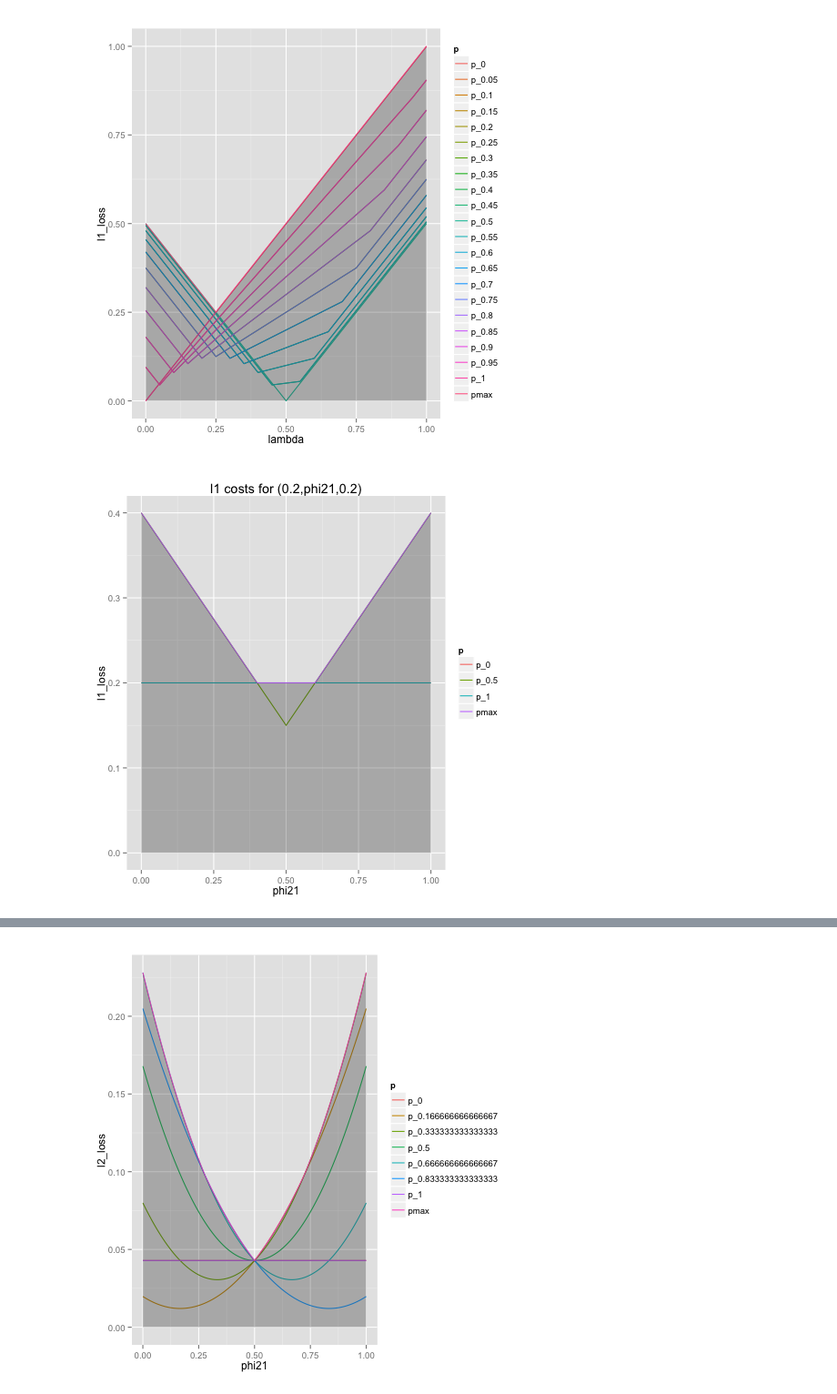
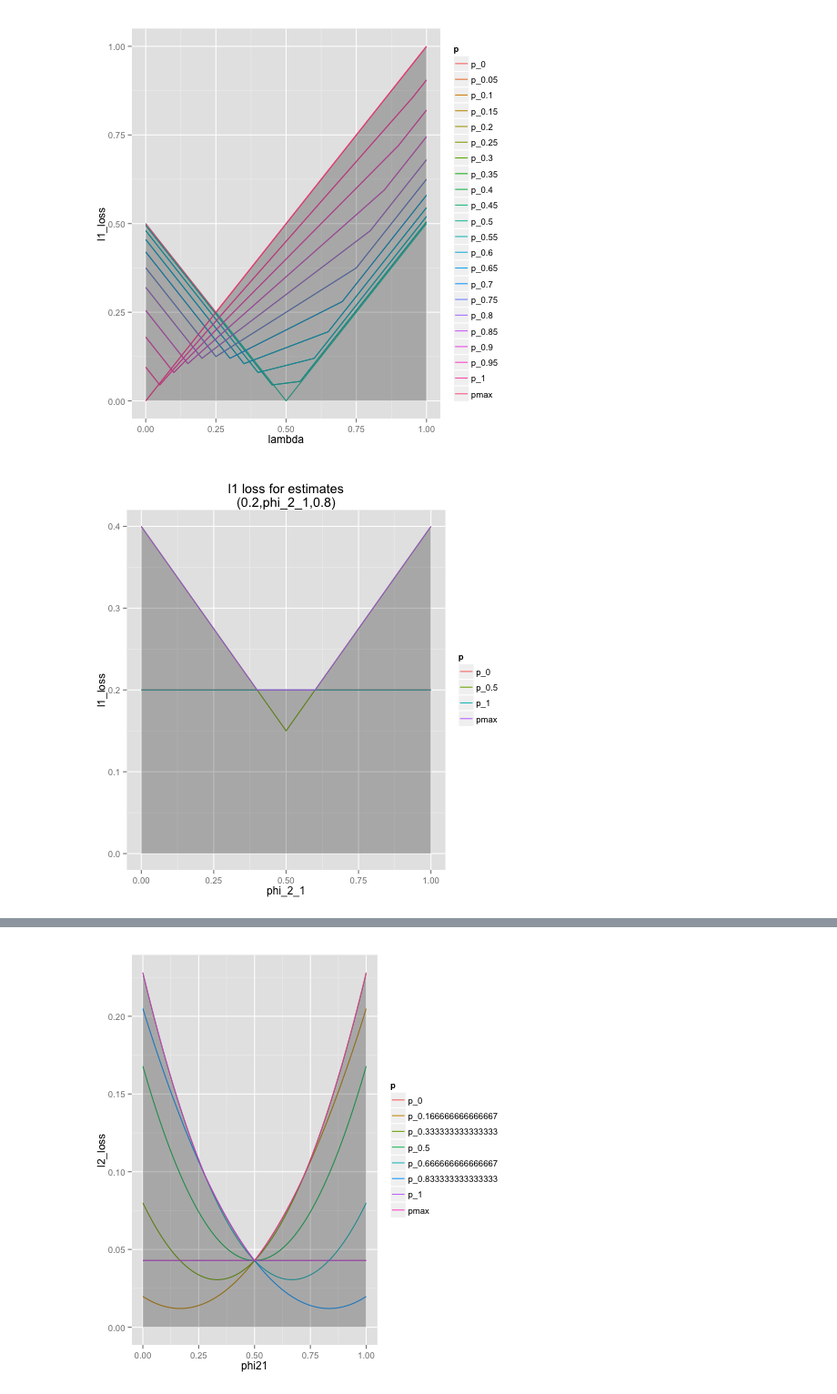
Before and after one commit to WinVector/Examples, a Jupyter notebook: freq/python/freqMin.ipynb, the cells around one changed output, grey strips where cells are left out. Shown at 91% size. Cells and saved outputs as stored; diff of their text form; code cells hidden in the pictures.

Commit message:
unify graphing

```diff
--- a/freq/python/freqMin.ipynb
+++ b/freq/python/freqMin.ipynb
@@ -525,23 +471,44 @@ ggplot() +
 [figure]
 # %%
 %%R
-library(ggplot2)
-library(reshape2)
-# l1 notice flat region
-# l1 problem - adding error same no matter who gets it
-d <- data.frame(phi21=seq(0,1,0.1))
-pseq <- c(0,0.5,1)
-proposedSoln <- c(0.2, 0.5, 0.8)
-l1ErrP <- function(phi21,p) { (1-p)^2*abs(p-proposedSoln[1]) + 2*p*(1-p)*abs(phi21-p)  + p^2*abs(p-proposedSoln[3]) }
-l1ErrM <- function(phi21) { max(sapply(pseq,function(p) l1ErrP(phi21,p))) }
-lossM <- sapply(pseq,function(p) { l1ErrP(d$phi21,p)})
-colnames(lossM) <- paste('p',pseq,sep='_')
-d <- cbind(d,lossM)
-d$pmax <- sapply(d$phi21,l1ErrM)
-dplot <- melt(d,id.vars=c('phi21'),variable.name='p',value.name='l1_loss')
-ggplot() +
-   geom_line(data=dplot,aes(x=phi21,y=l1_loss,color=p)) +
-   geom_ribbon(data=subset(dplot,p=='pmax'),aes(x=phi21,ymin=0,ymax=l1_loss),alpha=0.3) +
-  ggtitle(paste('l1 costs for (',proposedSoln[1],',phi21,',proposedSoln[1],')',sep=''))
+plotL1Shapes <- function(phis,phiXH,pseq=seq(0,1,1/6),onlyActive=FALSE) {
+   d <- data.frame(phiX=seq(0,1,0.01))
+   k = length(phis)-1
+   combs = sapply(0:k,function(h) choose(k,h))
+   phiXname = paste('phi',k,phiXH,sep='_')
+   l1ErrP <- function(phiX,p) {
+       loss <- 0.0
+       for(h in 0:k) {
+           if(h!=phiXH) {
+              loss = loss + combs[h+1]*p^h*(1-p)^(k-h)*abs(phis[h+1]-p)
+           } else {
+              loss = loss + combs[h+1]*p^h*(1-p)^(k-h)*abs(phiX-p)
+           }
+       }
+       loss
+   }
+   l1ErrM <- function(phiX) { max(sapply(pseq,function(p) l1ErrP(phiX,p))) }
+   lossM <- sapply(pseq,function(p) { l1ErrP(d$phiX,p)})
+   pNames <- paste('p',pseq,sep='_')
+   colnames(lossM) <- pNames
+   d <- cbind(d,lossM)
+   d$pmax <- sapply(d$phiX,l1ErrM)
+   if(onlyActive) {
+     isActive <- sapply(pNames,function(x) { sum(d[,x]>=d[,'pmax'])>0 })
+     keep <- setdiff(colnames(d),pNames[!isActive])
+     d <- d[,keep]
+   }
+   dplot <- melt(d,id.vars=c('phiX'),variable.name='p',value.name='l1_loss')
+   vChar <- as.character(phis)
+   vChar[phiXH+1] = phiXname
+   vName <- paste('l1 loss for estimates\n(',paste(vChar,collapse=','),')',sep='')
+   ggplot() +
+      geom_line(data=dplot,aes(x=phiX,y=l1_loss,color=p)) +
+      geom_ribbon(data=subset(dplot,p=='pmax'),aes(x=phiX,ymin=0,ymax=l1_loss),alpha=0.3) +
+      xlab(phiXname) +
+      ggtitle(vName)
+}
+
+plotL1Shapes(c(0.2, 0.5, 0.8),pseq=c(0,0.5,1),1)
 # %% [output]
-[figure, old version]
+[figure, new version]
```
Also changed, not shown: parts of 5 cells of this notebook.
